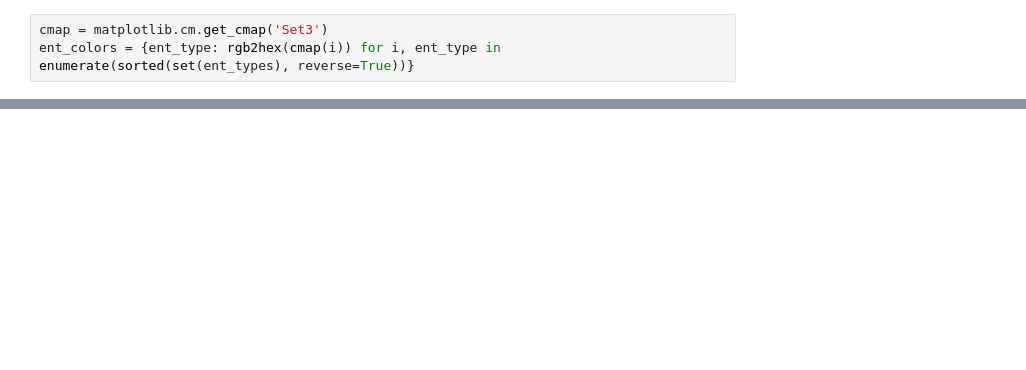
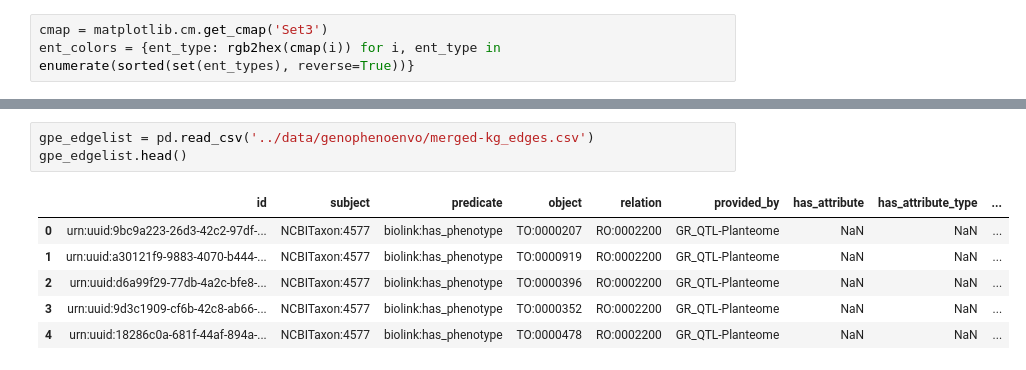
Before and after one commit to serenalotreck/literature-genes, a Jupyter notebook: notebooks/graph_quality_evaluation.ipynb, the cells around one changed output, grey strips where cells are left out. Saved outputs shown, nothing was run; the diff lists cells and outputs as text; blank space fills up the shorter version.

```diff
--- a/notebooks/graph_quality_evaluation.ipynb
+++ b/notebooks/graph_quality_evaluation.ipynb
@@ -520,0 +692,10 @@ for doc_key, doc in docs_with_ents.items():
+# %%
+gpe_edgelist = pd.read_csv('../data/genophenoenvo/merged-kg_edges.csv')
+gpe_edgelist.head()
+# %% [output]
+|  | id | subject | predicate | object | relation | provided_by | has_attribute | has_attribute_type | ... |
+| 0 | urn:uuid:9bc9a223-26d3-42c2-97df-... | NCBITaxon:4577 | biolink:has_phenotype | TO:0000207 | RO:0002200 | GR_QTL-Planteome | NaN | NaN | ... |
+| 1 | urn:uuid:a30121f9-9883-4070-b444-... | NCBITaxon:4577 | biolink:has_phenotype | TO:0000919 | RO:0002200 | GR_QTL-Planteome | NaN | NaN | ... |
+| 2 | urn:uuid:d6a99f29-77db-4a2c-bfe8-... | NCBITaxon:4577 | biolink:has_phenotype | TO:0000396 | RO:0002200 | GR_QTL-Planteome | NaN | NaN | ... |
+| 3 | urn:uuid:9d3c1909-cf6b-42c8-ab66-... | NCBITaxon:4577 | biolink:has_phenotype | TO:0000352 | RO:0002200 | GR_QTL-Planteome | NaN | NaN | ... |
+| 4 | urn:uuid:18286c0a-681f-44af-894a-... | NCBITaxon:4577 | biolink:has_phenotype | TO:0000478 | RO:0002200 | GR_QTL-Planteome | NaN | NaN | ... |
```
Also changed, not shown: parts of 32 cells of this notebook, 1 other file.
